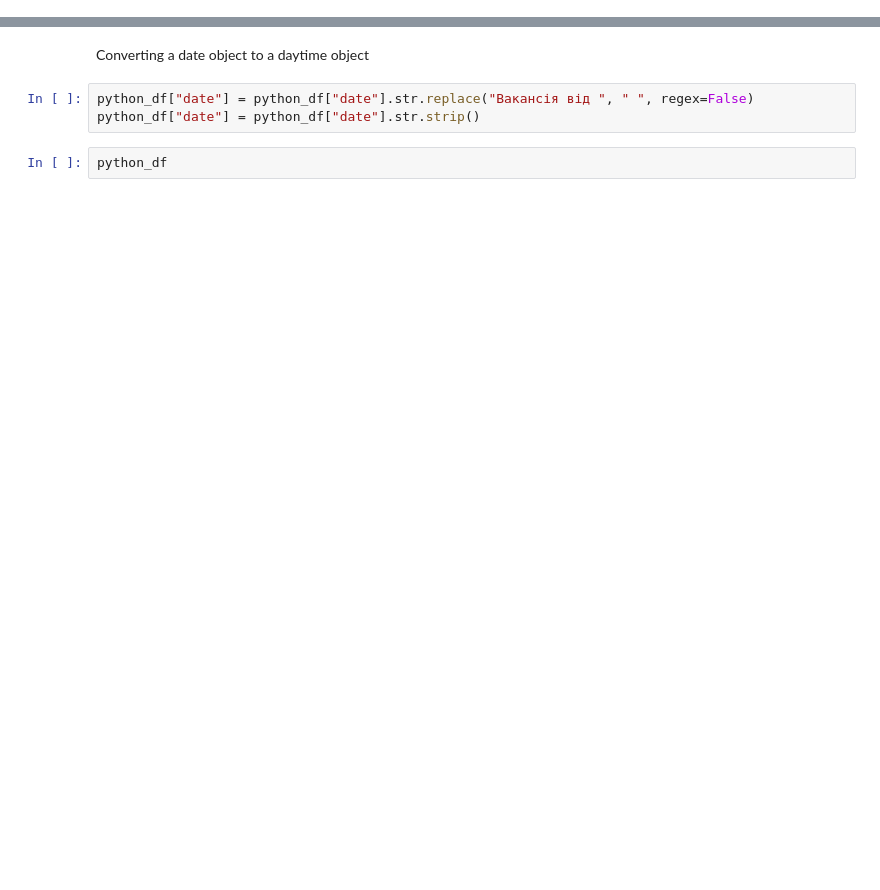
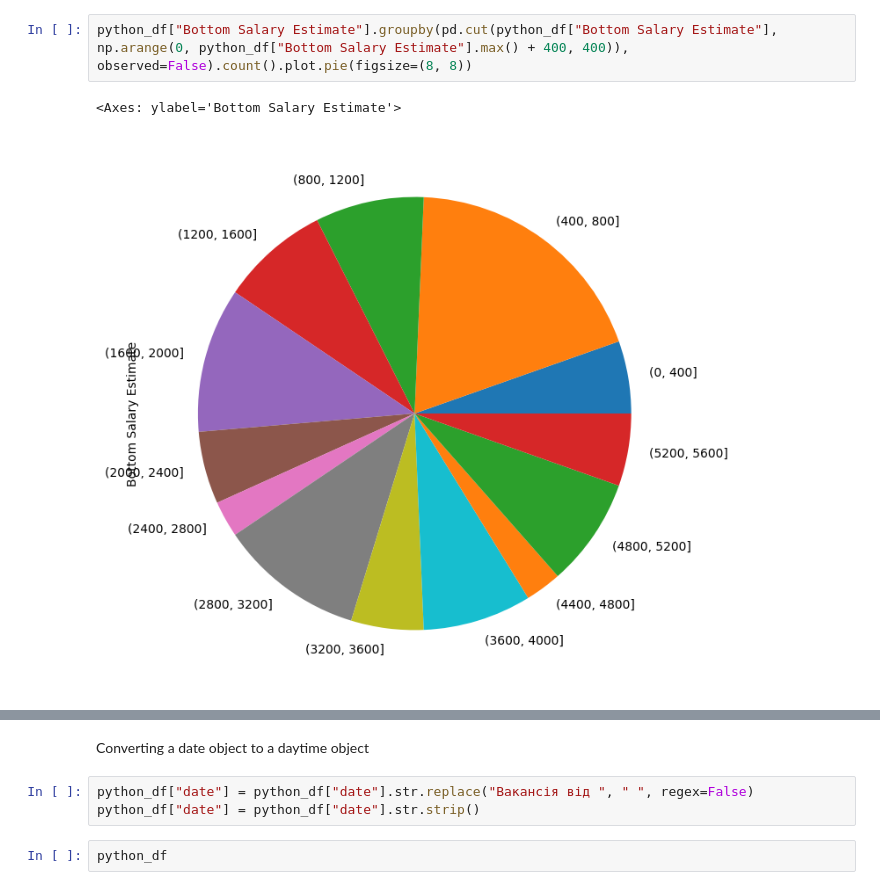
Before and after one commit to romkapomka12/python-technologies-statistics, a Jupyter notebook: analysis/etl.ipynb, the cells around one changed output, grey strips where cells are left out. Cells and saved outputs as stored; diff of their text form; blank space fills up the shorter version.

```diff
--- a/analysis/etl.ipynb
+++ b/analysis/etl.ipynb
@@ -48,0 +242,5 @@ dtype: object
+# %%
+python_df["Bottom Salary Estimate"].groupby(pd.cut(python_df["Bottom Salary Estimate"], np.arange(0, python_df["Bottom Salary Estimate"].max() + 400, 400)), observed=False).count().plot.pie(figsize=(8, 8))
+# %% [output]
+<Axes: ylabel='Bottom Salary Estimate'>
+[figure, added]
```
Also changed, not shown: parts of 46 cells of this notebook.
